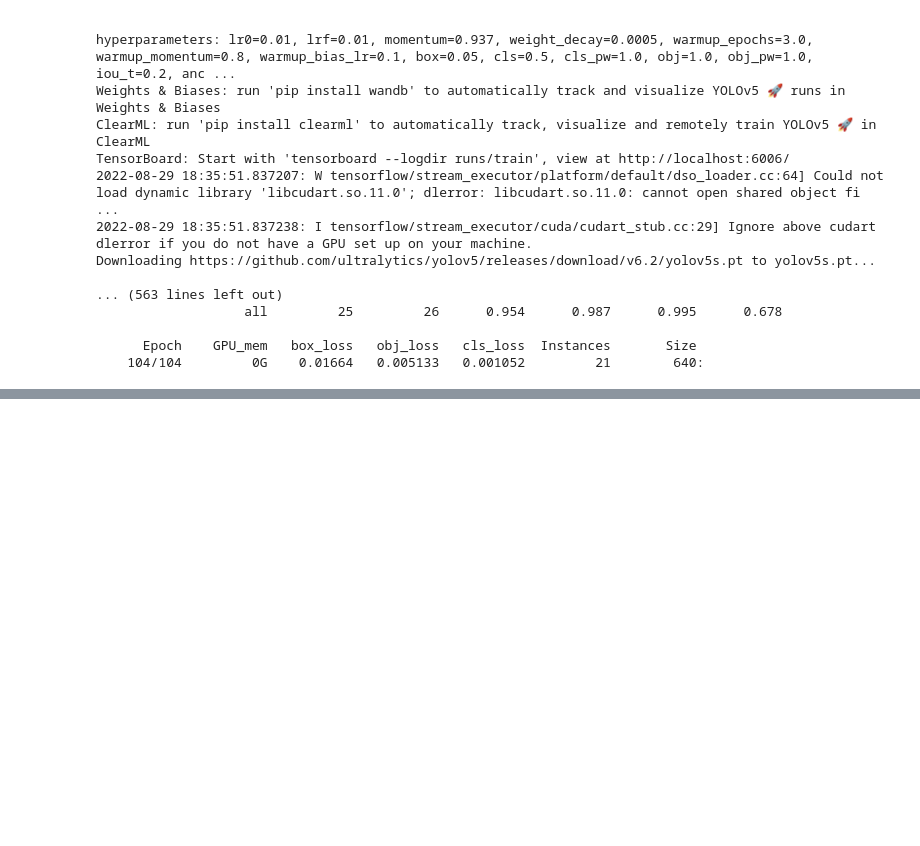
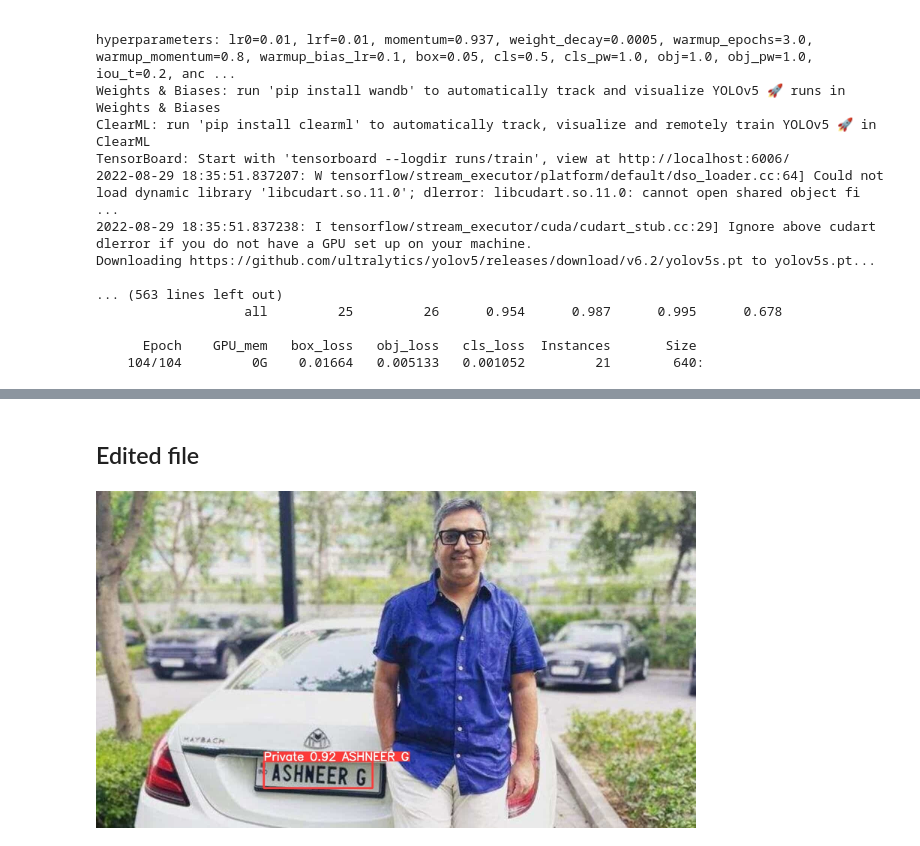
Before and after one commit to riyazunt/NumberPlate_Detection, a Jupyter notebook: NumberPlate_1st_Project.ipynb, the cells around one changed output, grey strips where cells are left out. Drawn from its saved outputs; the diff is of its cells as text; code cells hidden in the pictures; blank space fills up the shorter version.

Commit message:
added new detect file with easyocr reader

```diff
--- a/NumberPlate_1st_Project.ipynb
+++ b/NumberPlate_1st_Project.ipynb
@@ -31,0 +417,6 @@ Downloading https://github.com/ultralytics/yolov5/releases/download/v6.2/yolov5s
+# %% [markdown]
+## Edited file
+# %%
+display.Image(filename='runs/detect/exp/test_img1.jpeg', width=600)
+# %% [output]
+[figure, added]
```
Also changed, not shown: parts of 23 cells of this notebook, 5 other files.
